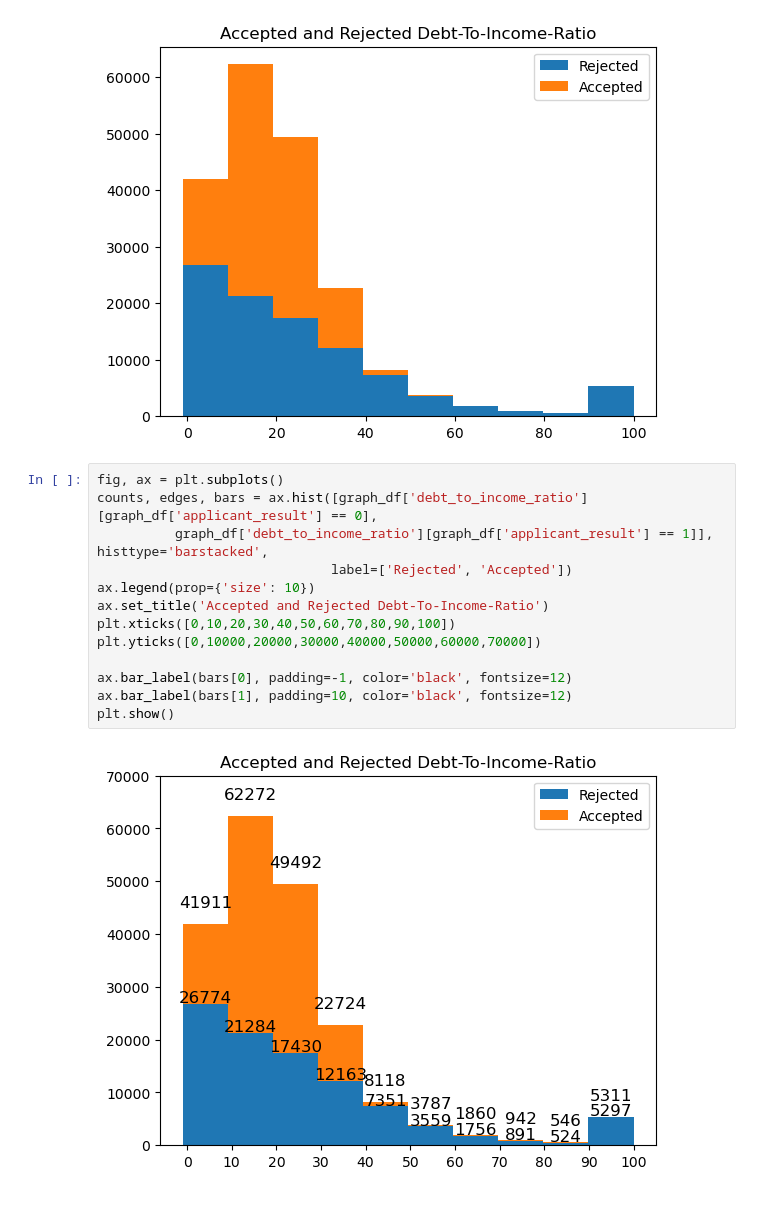
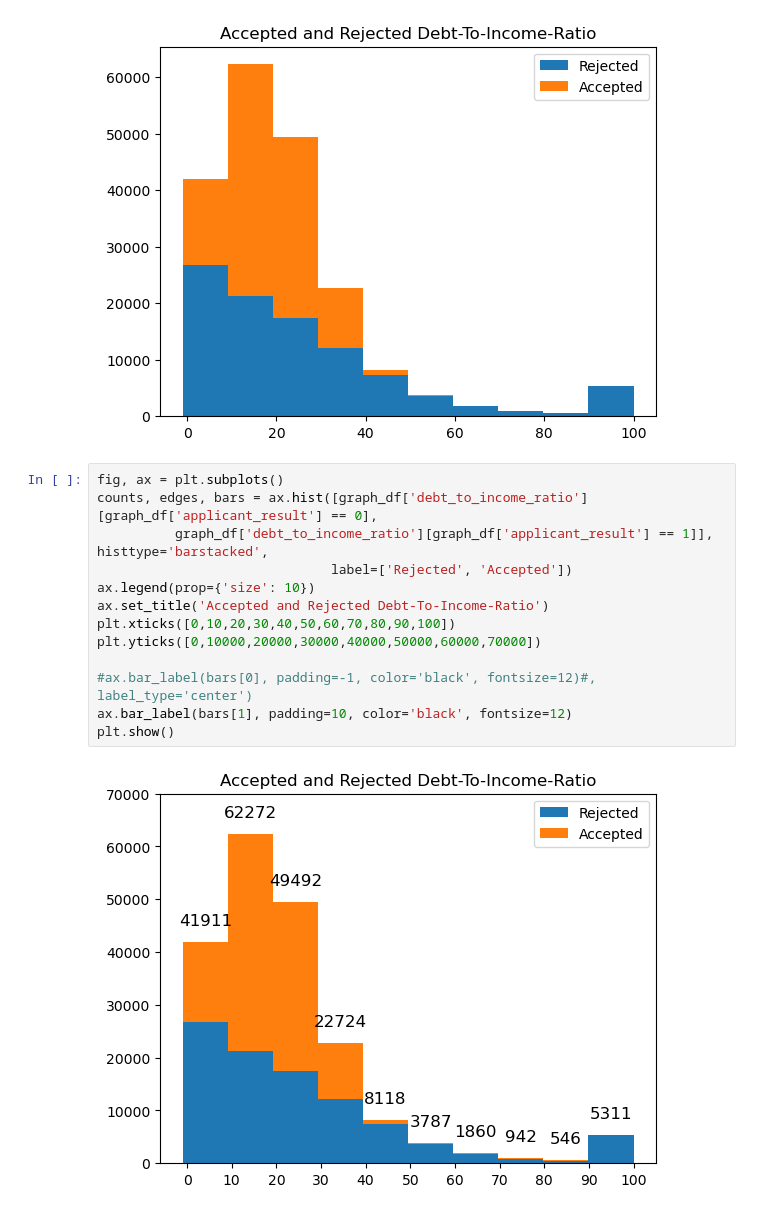
Before and after one commit to tortega-24/capstone-loan-applicants, a Jupyter notebook: Question_Six.ipynb, the cells around one changed output. Drawn from its saved outputs; the diff is of its cells as text.

Commit message:
Edited Graphics and Updated the blog

```diff
--- a/Question_Six.ipynb
+++ b/Question_Six.ipynb
@@ -51,15 +51,15 @@ Text(0.5, 1.0, 'Accepted and Rejected Debt-To-Income-Ratio')
 # %%
 fig, ax = plt.subplots()
 counts, edges, bars = ax.hist([graph_df['debt_to_income_ratio'][graph_df['applicant_result'] == 0],
           graph_df['debt_to_income_ratio'][graph_df['applicant_result'] == 1]], histtype='barstacked',
                               label=['Rejected', 'Accepted'])
 ax.legend(prop={'size': 10})
 ax.set_title('Accepted and Rejected Debt-To-Income-Ratio')
 plt.xticks([0,10,20,30,40,50,60,70,80,90,100])
 plt.yticks([0,10000,20000,30000,40000,50000,60000,70000])
 
-ax.bar_label(bars[0], padding=-1, color='black', fontsize=12)
+#ax.bar_label(bars[0], padding=-1, color='black', fontsize=12)#, label_type='center')
 ax.bar_label(bars[1], padding=10, color='black', fontsize=12)
 plt.show()
 # %% [output]
-[figure, old version]
+[figure, new version]
```
Also changed, not shown: 17 other files.
